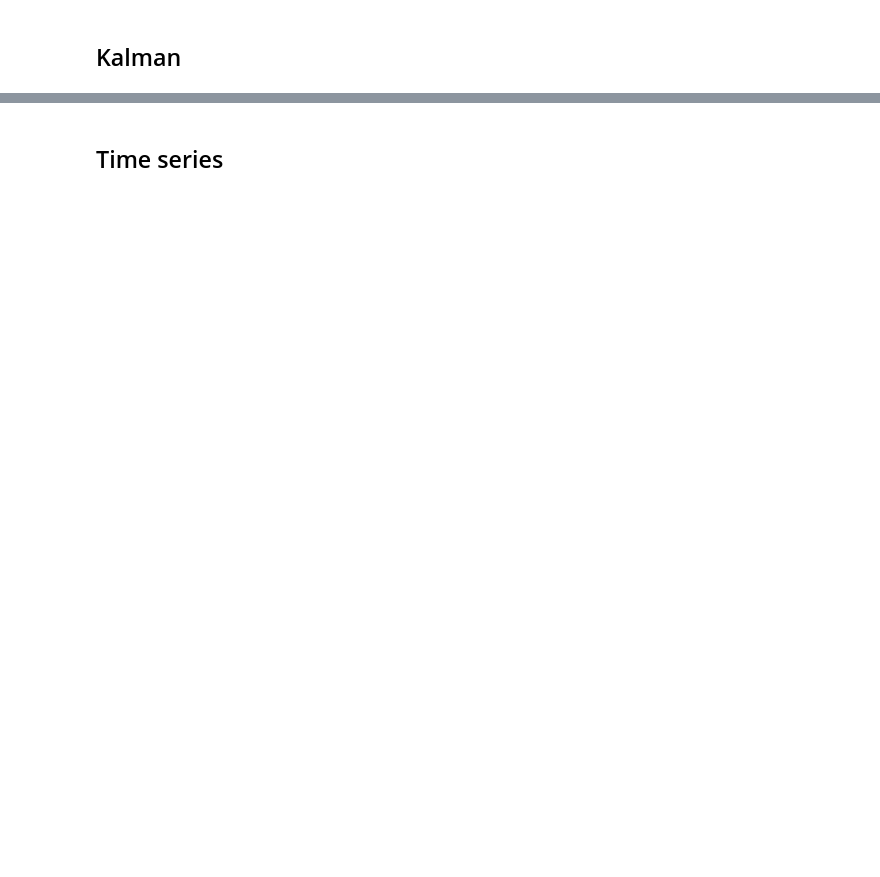
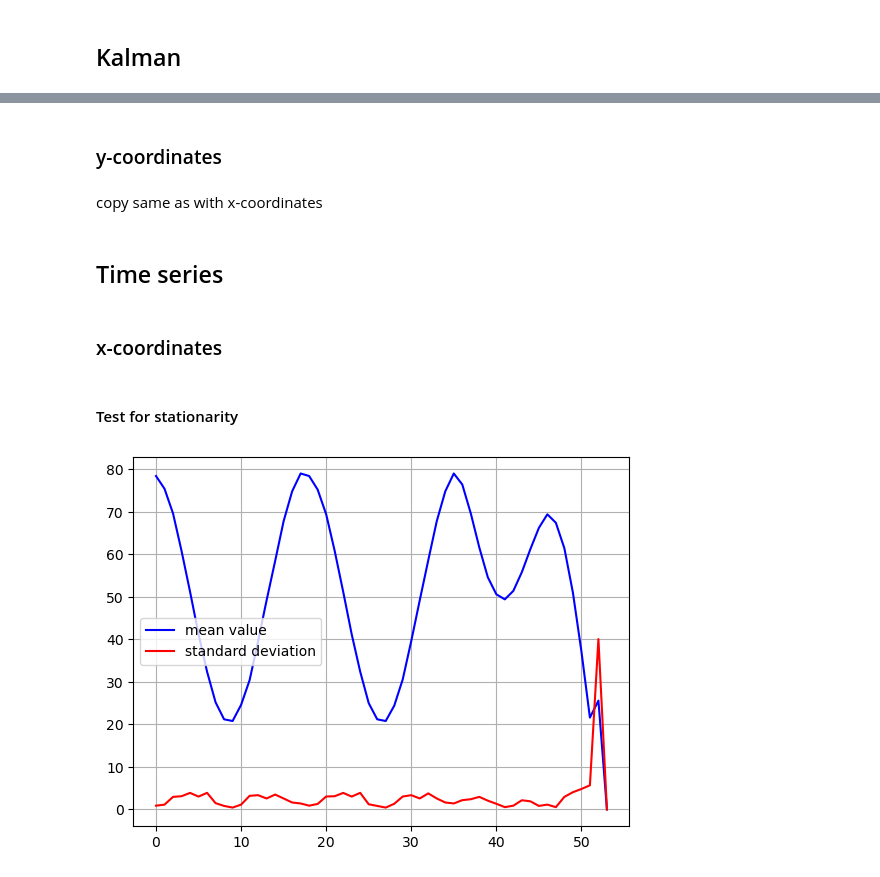
Before and after one commit to Ettiene11/https---github.com-Ettiene11-EERI414_Exam, a Jupyter notebook: EERI414Eks2024a.ipynb, the cells around one changed output, grey strips where cells are left out. Saved outputs shown, nothing was run; the diff lists cells and outputs as text; code cells hidden in the pictures; blank space fills up the shorter version.

```diff
--- a/EERI414Eks2024a.ipynb
+++ b/EERI414Eks2024a.ipynb
@@ -548,0 +572,9 @@ plt.show()
+# %%
+num_frames = 270
+x_coords = df['x_coord']
+y_coords = df['y_coord']
+
+N_train = int(num_frames / 2)
+print(f"N_train: {N_train} frames, and N_test: {num_frames-N_train} frames.")
+z_train = x_coords[0:N_train]
+z_test = x_coords[N_train:]
@@ -549,2 +899,31 @@ plt.show()
+# %% [markdown]
+### y-coordinates
+# %% [markdown]
+copy same as with x-coordinates
 # %% [markdown]
 ## Time series
+# %% [markdown]
+### x-coordinates
+# %% [markdown]
+#### Test for stationarity
+# %%
+N = len(x_coords)
+Nwindow = 5
+mu = np.zeros((N//Nwindow)+1)
+sigma = np.zeros((N//Nwindow)+1)
+
+k = 0
+n = Nwindow
+while (n<N):
+    mu[k] = np.mean(x_coords[n-Nwindow:n])
+    sigma[k] = np.std(x_coords[n-Nwindow:n],ddof=1)
+    k = k + 1
+    n = n + Nwindow
+
+plt.figure()
+plt.plot(mu,'b',label='mean value')
+plt.plot(sigma,'r',label='standard deviation')
+plt.legend()
+plt.grid('true')
+# %% [output]
+[figure, added]
```
Also changed, not shown: parts of 50 cells of this notebook.
